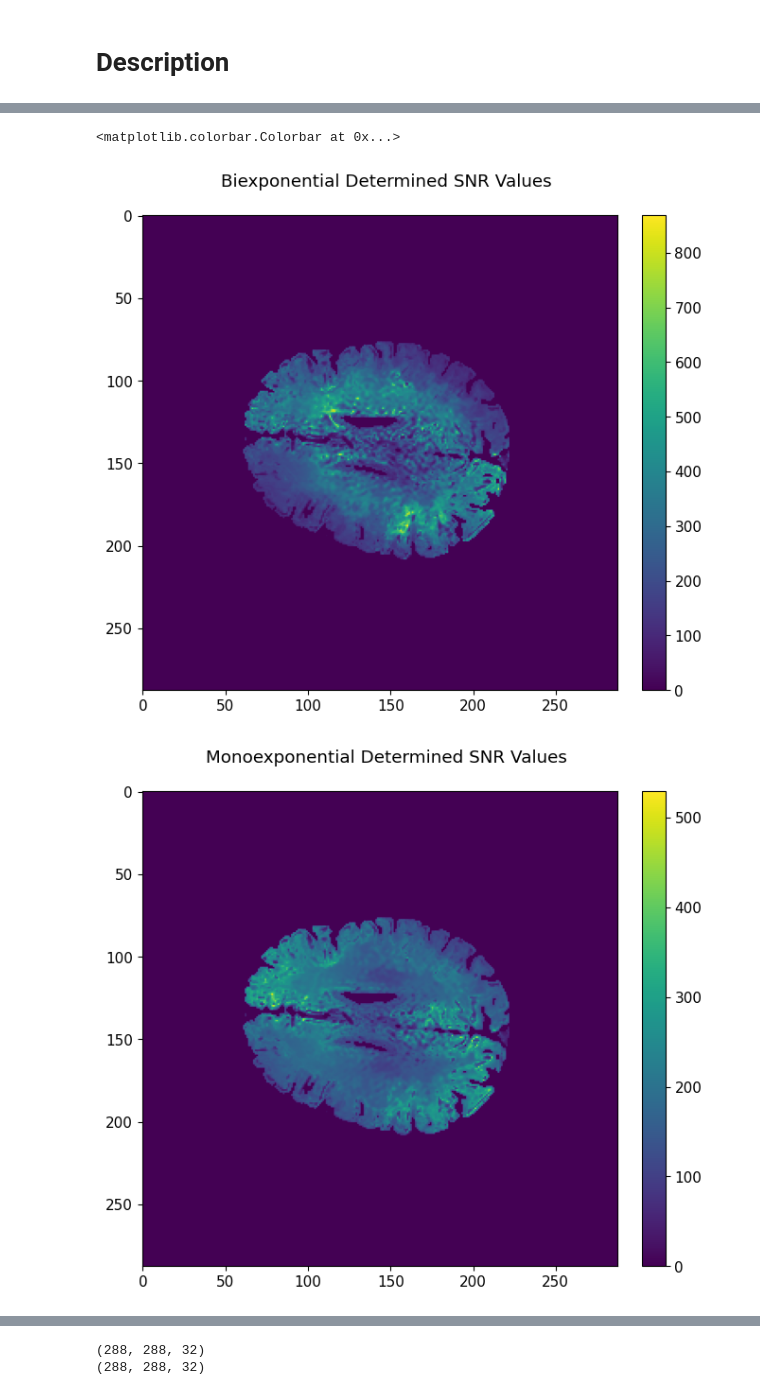
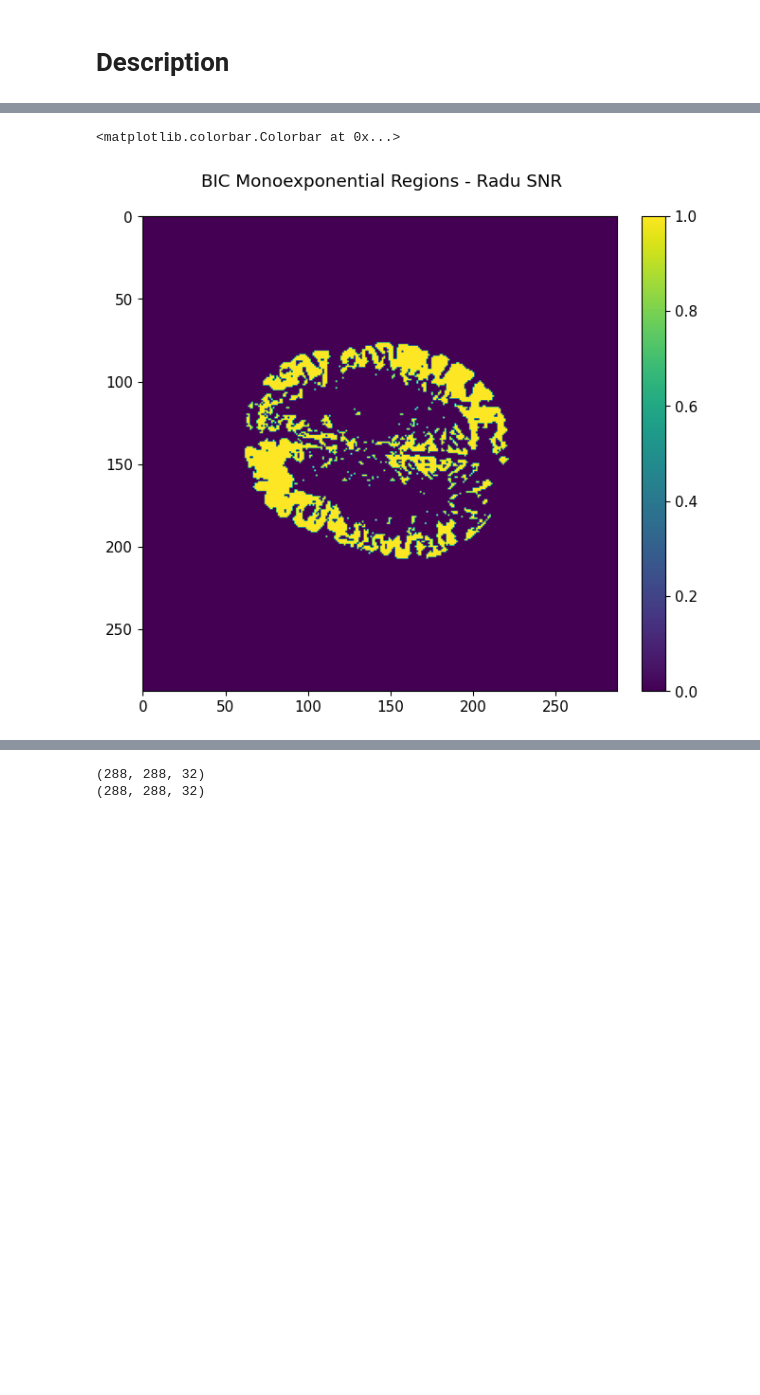
Before and after one commit to Griffin997/Regularization, a Jupyter notebook: Model_Comparison.ipynb, the cells around one changed output, grey strips where cells are left out. Drawn from its saved outputs; the diff is of its cells as text; code cells hidden in the pictures; blank space fills up the shorter version.

```diff
--- a/Model_Comparison.ipynb
+++ b/Model_Comparison.ipynb
@@ -46,9 +52,7 @@ tdata = np.linspace(t_increment_brain, (n_elements_brain)*(t_increment_brain), n
 # target_iterator = np.array([item for item in itertools.product(np.arange(0,n_vert,1), np.arange(0,n_hori,1))])
 
 # all pixels with a lower mask amplitude are considered to be free water (i.e. vesicles)
-mask_amplitude = 700
-
-
+mask_amplitude = 750
 
 if multistart_method:
     num_nultistarts = 10
@@ -288,6 +331,6 @@ def generate_all_estimates(brain_data_3D, func):
 
             param_list[ii,jj,:] = param_estimates
             RSS_list[ii,jj] = RSS_estimate
-            SNR_list[ii,jj] = calculate_indiv_SNR(noise_data, func(tdata, *param_estimates))
+            SNR_list[ii,jj] = calc_Radu_SNR(noise_data, func(tdata, *param_estimates))
 
     return param_list, RSS_list, SNR_list
@@ -362,0 +478,14 @@ ax.legend()
+# %%
+SNR_region = calc_region_SNR(stand_ref, noiseRegion)
+
+brain_outline = get_brain_outline(stand_ref)
+
+
+fig, ax = plt.subplots(1,1,figsize=(15,5.5),tight_layout=True)
+plt.rc('font', size  = 20)
+fig.suptitle(f'SNR of Region\nSNR = ' + r'${\bar{S(TE_1)}}/\sigma_{region}$' + f' = {SNR_region: 0.2f}')
+plt.rc('font', size  = 16)
+ax.imshow(1-brain_outline, cmap = 'gray', vmin=0, vmax = 1)
+ax.plot(hBox,vBox, linewidth = 2, color = 'k')
+ax.set_title("SNR Region of Interest")
+# ax.tick_params(left = False, bottom = False, labelbottom = False, labelleft = False)
@@ -363,16 +580,28 @@ ax.legend()
 # %%
-plt.rc('font', size  = 11)
-fig, ax = plt.subplots(figsize = (7, 6), tight_layout=True)
-fig.suptitle(f"Biexponential Determined SNR Values")
-imc1 = ax.imshow(pest_biX_off_SNR)
-fig.colorbar(imc1, ax=ax, fraction=0.046, pad=0.04)
+# plt.rc('font', size  = 11)
+# fig, ax = plt.subplots(figsize = (7, 6), tight_layout=True)
+# fig.suptitle(f"BIC Biexponential")
+# imc1 = ax.imshow(BIC_2E)
+
+# fig.colorbar(imc1, ax=ax, fraction=0.046, pad=0.04)
+
+# plt.rc('font', size  = 11)
+# fig, ax = plt.subplots(figsize = (7, 6), tight_layout=True)
+# fig.suptitle(f"BIC Monoexponential")
+# imc1 = ax.imshow(BIC_1E)
+
+# fig.colorbar(imc1, ax=ax, fraction=0.046, pad=0.04)
+
+monoX_region_Radu = BIC_1E_Radu<BIC_2E_Radu
 
 plt.rc('font', size  = 11)
 fig, ax = plt.subplots(figsize = (7, 6), tight_layout=True)
-fig.suptitle(f"Monoexponential Determined SNR Values")
-imc1 = ax.imshow(pest_moX_off_SNR)
+fig.suptitle(f"BIC Monoexponential Regions - Radu SNR")
+imc1 = ax.imshow(monoX_region_Radu)
+
 fig.colorbar(imc1, ax=ax, fraction=0.046, pad=0.04)
+
+# np.save('SavedMasks/monoX_perPix_SNR.npy', monoX_region)
 # %% [output]
 <matplotlib.colorbar.Colorbar at 0x...>
-[figure, old version]
+[figure, new version]
-[figure, removed]
```
Also changed, not shown: parts of 40 cells of this notebook, 2 other files.
